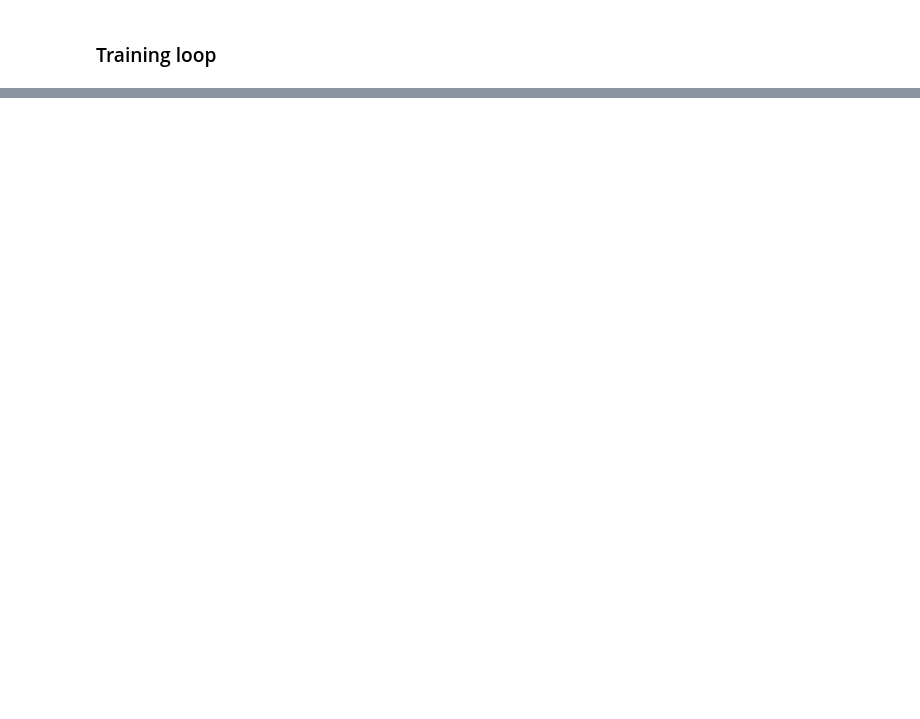
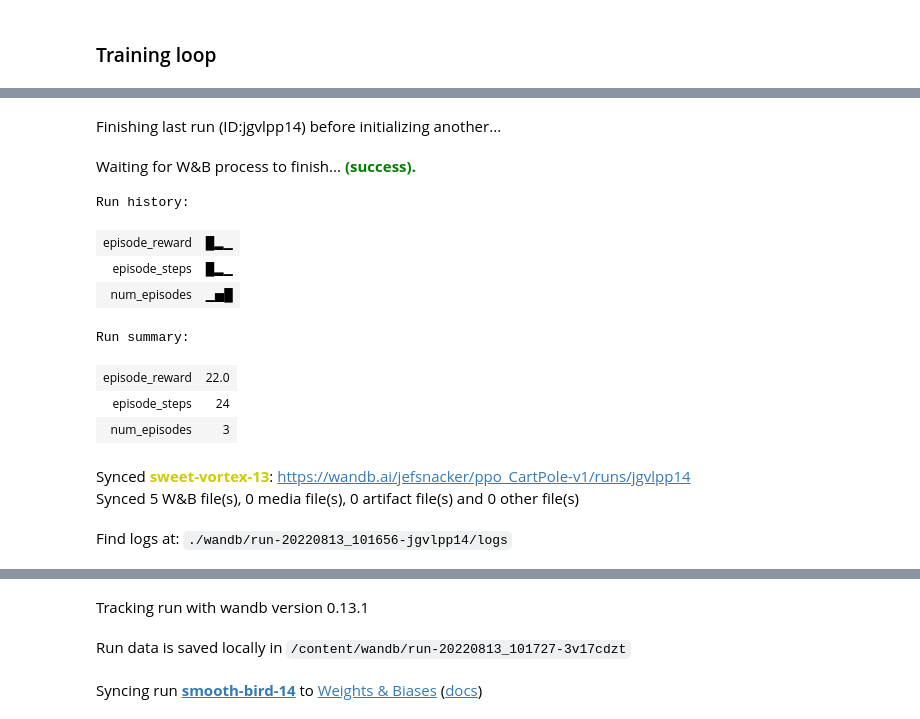
Before and after one commit to jbpacker/deep-rl-class, a Jupyter notebook: unit8/ppo.ipynb, the cells around one changed output, grey strips where cells are left out. Drawn from its saved outputs; the diff is of its cells as text; code cells hidden in the pictures; blank space fills up the shorter version.

Commit message:
Fixed! It's now training :)

```diff
--- a/unit8/ppo.ipynb
+++ b/unit8/ppo.ipynb
@@ -438,0 +540,24 @@ AttributeError: ignored
+# %%
+log = True
+env_id = "CartPole-v1"
+batch_size = 128
+minibatch_size = 32
+max_episode_steps = 500
+n_epochs = 250
+lr = 2.5e-4
+eps = 0.2
+train(env_id, log, lr, batch_size, minibatch_size, max_episode_steps, n_epochs, eps)
+# %% [output]
+Finishing last run (ID:jgvlpp14) before initializing another...
+Waiting for W&B process to finish... (success).
+Run history:
+| episode_reward | █▂▁ |
+| episode_steps | █▂▁ |
+| num_episodes | ▁▅█ |
+Run summary:
+| episode_reward | 22.0 |
+| episode_steps | 24 |
+| num_episodes | 3 |
+Synced sweet-vortex-13: https://wandb.ai/jefsnacker/ppo_CartPole-v1/runs/jgvlpp14
+Synced 5 W&B file(s), 0 media file(s), 0 artifact file(s) and 0 other file(s)
+Find logs at: ./wandb/run-20220813_101656-jgvlpp14/logs
@@ -438,0 +565,3 @@ AttributeError: ignored
+Tracking run with wandb version 0.13.1
+Run data is saved locally in /content/wandb/run-20220813_101727-3v17cdzt
+Syncing run smooth-bird-14 to Weights & Biases (docs)
```
Also changed, not shown: parts of 6 cells of this notebook.
